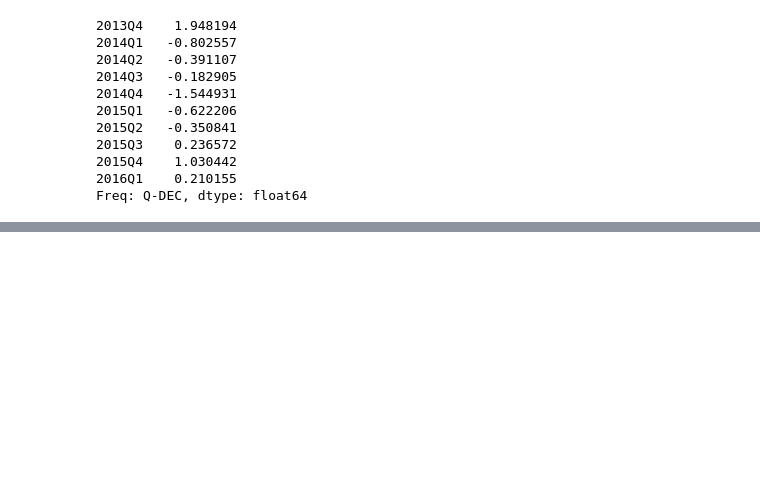
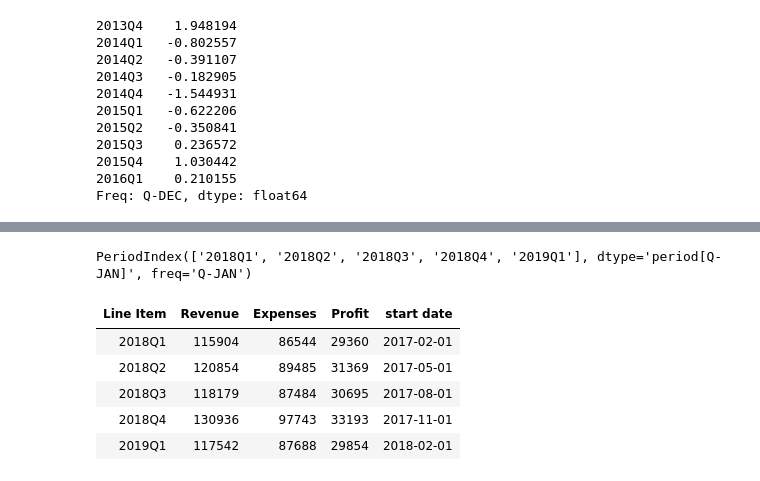
Before and after one commit to vishaldubey180/Pandas-, a Jupyter notebook: 19_pandas/Time series analysis 5.ipynb, the cells around one changed output, grey strips where cells are left out. Saved outputs shown, nothing was run; the diff lists cells and outputs as text; code cells hidden in the pictures; blank space fills up the shorter version.

```diff
--- a/19_pandas/Time series analysis 5.ipynb
+++ b/19_pandas/Time series analysis 5.ipynb
@@ -328,0 +384,4 @@ Freq: Q-DEC, dtype: float64
+# %%
+df.index
+# %% [output]
+PeriodIndex(['2018Q1', '2018Q2', '2018Q3', '2018Q4', '2019Q1'], dtype='period[Q-JAN]', freq='Q-JAN')
@@ -328,0 +390,9 @@ Freq: Q-DEC, dtype: float64
+# %%
+df
+# %% [output]
+| Line Item | Revenue | Expenses | Profit | start date |
+| 2018Q1 | 115904 | 86544 | 29360 | 2017-02-01 |
+| 2018Q2 | 120854 | 89485 | 31369 | 2017-05-01 |
+| 2018Q3 | 118179 | 87484 | 30695 | 2017-08-01 |
+| 2018Q4 | 130936 | 97743 | 33193 | 2017-11-01 |
+| 2019Q1 | 117542 | 87688 | 29854 | 2018-02-01 |
```
Also changed, not shown: parts of 17 cells of this notebook.
